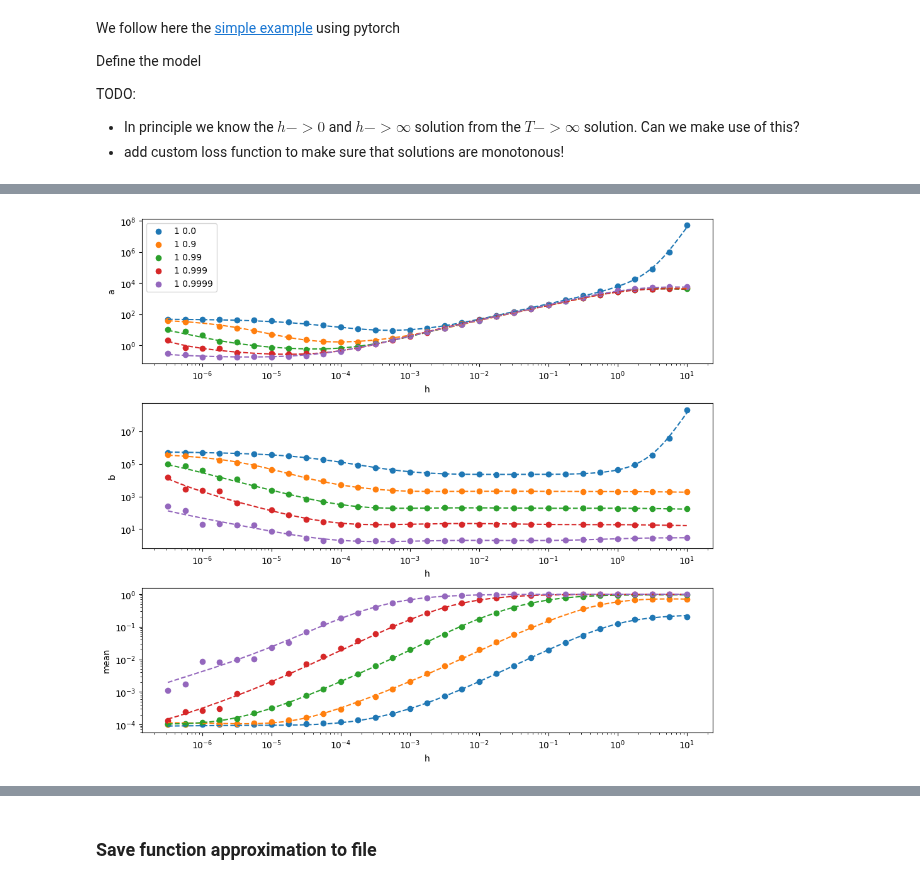
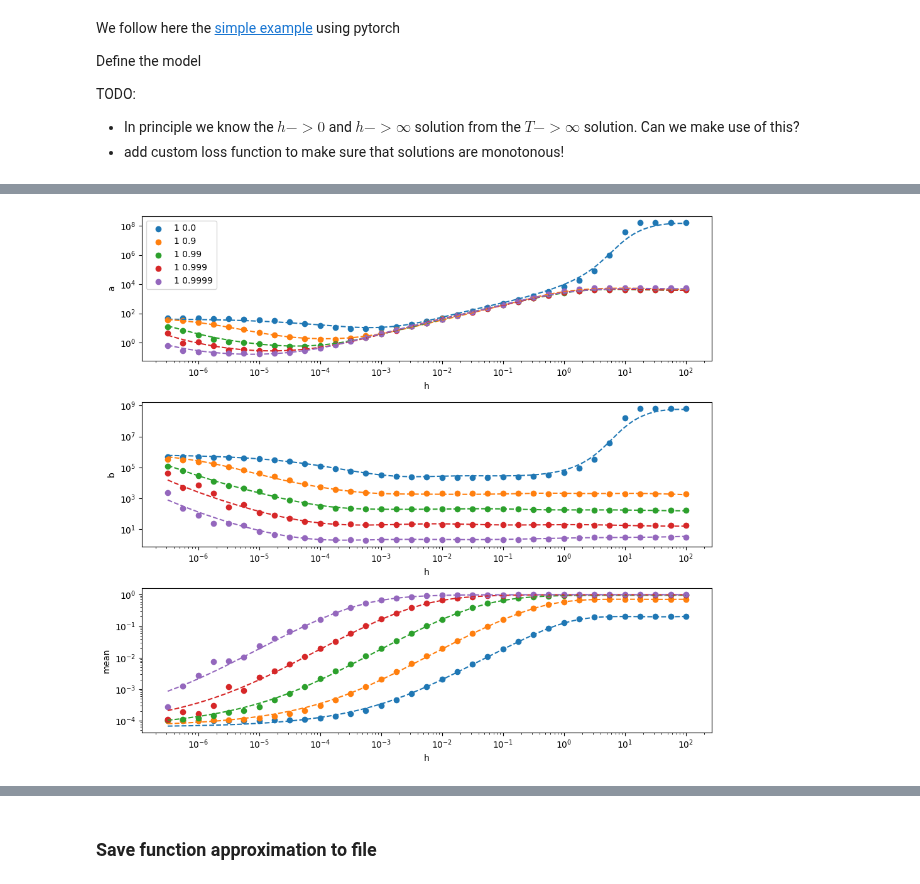
Before and after one commit to sahelazizpour/Finite-Observation-Dynamic-Range, a Jupyter notebook: 0_update/3_train_neural_network.ipynb, the cells around one changed output, grey strips where cells are left out. Cells and saved outputs as stored; diff of their text form; code cells hidden in the pictures.

```diff
--- a/0_update/3_train_neural_network.ipynb
+++ b/0_update/3_train_neural_network.ipynb
@@ -41,7 +41,7 @@ params = {
     'N': 10000, # number of nodes
     'K': 100, # number of connections per node
     'mu': 0.2, # fraction of nodes that receive input
-    'seed': 1000 # random seed
+    'seed': 1001 # random seed
 }
 # %%
 con = sqlite3.connect('./simulations.db')
@@ -56,6 +55,8 @@ con.close()
 # %%
 # select simulations with the specified parameters
 simulations = simulations[(simulations['N'] == params['N']) & (simulations['K'] == params['K']) & (simulations['mu'] == params['mu']) & (simulations['seed'] == params['seed'])]
+# only windows larger equal 1
+simulations = simulations[simulations['window'] >= 1]
 # number of simulations
 print("Number of simulations: ", len(simulations))
 # drop constant columns
@@ -224,7 +223,7 @@ import matplotlib.pyplot as plt
 fig, axes = plt.subplots(3, 1, figsize=(10, 9))
 
 # mesh grid for approximation
-hvals = 10**np.linspace(-6.5, 1, 200)
+hvals = 10**np.linspace(-6.5, 2, 200)
 
 windows = df["window"].unique()
 lambdas = np.sort(df["lambda"].unique())
@@ -244,34 +243,34 @@ for lam in lambdas[::4]:
     axes[0].plot(hvals, avals, color=ref.get_facecolor()[0], linestyle="--")
     axes[1].scatter(
         df_temp["h"].values, df_temp["b"], label="{} {}".format(window, lam)
     )
     axes[1].plot(hvals, bvals, color=ref.get_facecolor()[0], linestyle="--")
     axes[2].scatter(
         df_temp["h"].values,
         df_temp["a"] / (df_temp["a"] + df_temp["b"] ),
         label="{} {}".format(window, lam),
     )
     axes[2].plot(hvals,  avals/ (avals+bvals), color=ref.get_facecolor()[0], linestyle="--")
 
 axes[0].set_xlabel("h")
 axes[1].set_xlabel("h")
 axes[2].set_xlabel("h")
 axes[0].set_ylabel("a")
 axes[1].set_ylabel("b")
 axes[2].set_ylabel("mean")
 
 axes[0].set_yscale("log")
 axes[1].set_yscale("log")
 axes[2].set_yscale("log")
 
 axes[0].set_xscale("log")
 axes[1].set_xscale("log")
 axes[2].set_xscale("log")
 
 axes[0].legend(loc="upper left")
 plt.tight_layout()
 # %% [output]
-[figure, old version]
+[figure, new version]
 # %%
 import matplotlib.pyplot as plt
 fig, axes = plt.subplots(3, 1, figsize=(10, 9))
```
Also changed, not shown: parts of 6 cells of this notebook.
